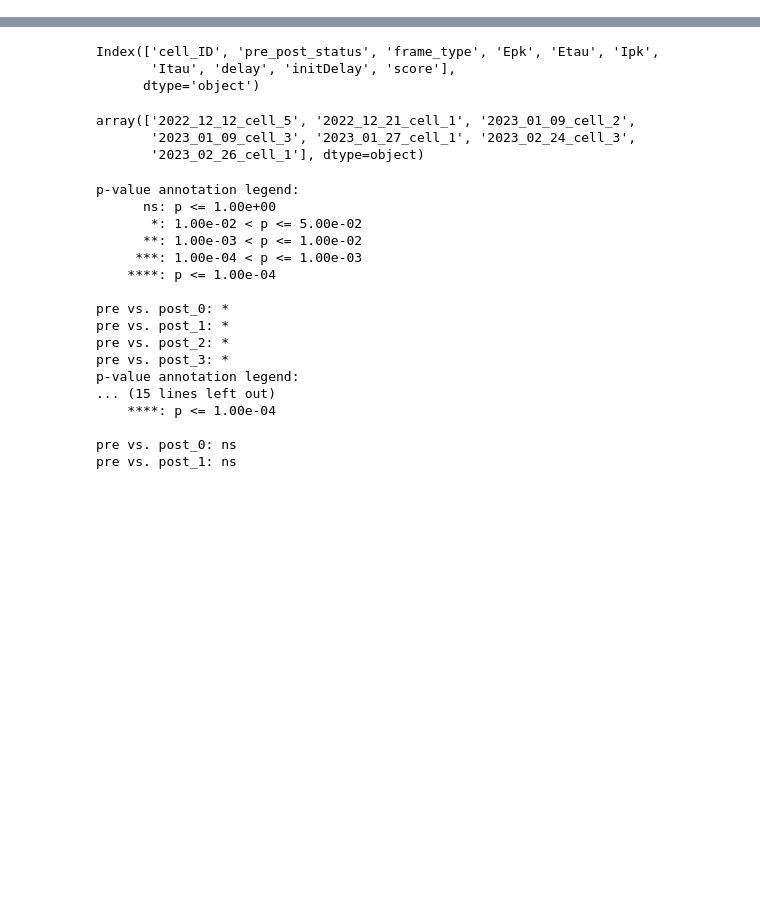
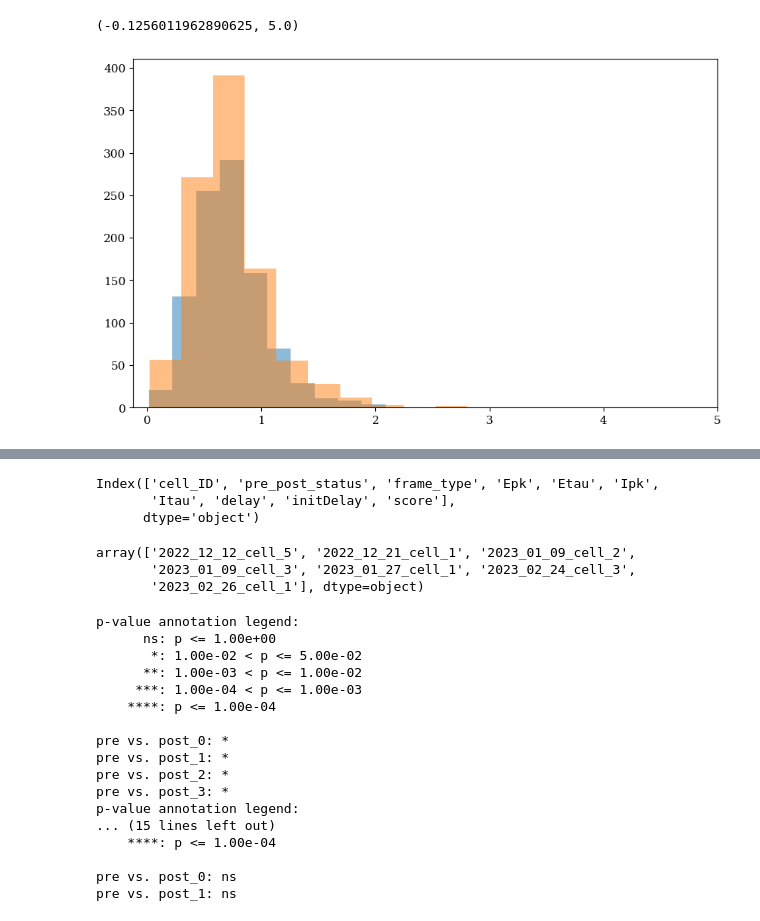
Before and after one commit to anzalks/single_neuron_pattern_learning_paper, a Jupyter notebook: plotting_scripts/Untitled.ipynb, the cells around one changed output, grey strips where cells are left out. Saved outputs shown, nothing was run; the diff lists cells and outputs as text; code cells hidden in the pictures; blank space fills up the shorter version.

```diff
--- a/plotting_scripts/Untitled.ipynb
+++ b/plotting_scripts/Untitled.ipynb
@@ -34,0 +83,7 @@ cell_dist_key = ["leaners","non\nlearners","cells\nnot\ncosidered"]
+# %%
+pre_post_dat[pre_post_dat["pre_post_status"]=="pre"]["mepsp_amp"].hist(grid=False,alpha=0.5)
+pre_post_dat[pre_post_dat["pre_post_status"]=="post_3"]["mepsp_amp"].hist(grid=False, alpha=0.5)
+plt.xlim(None,5)
+# %% [output]
+(-0.1256011962890625, 5.0)
+[figure, added]
```
Also changed, not shown: parts of 11 cells of this notebook, 8 other files.
